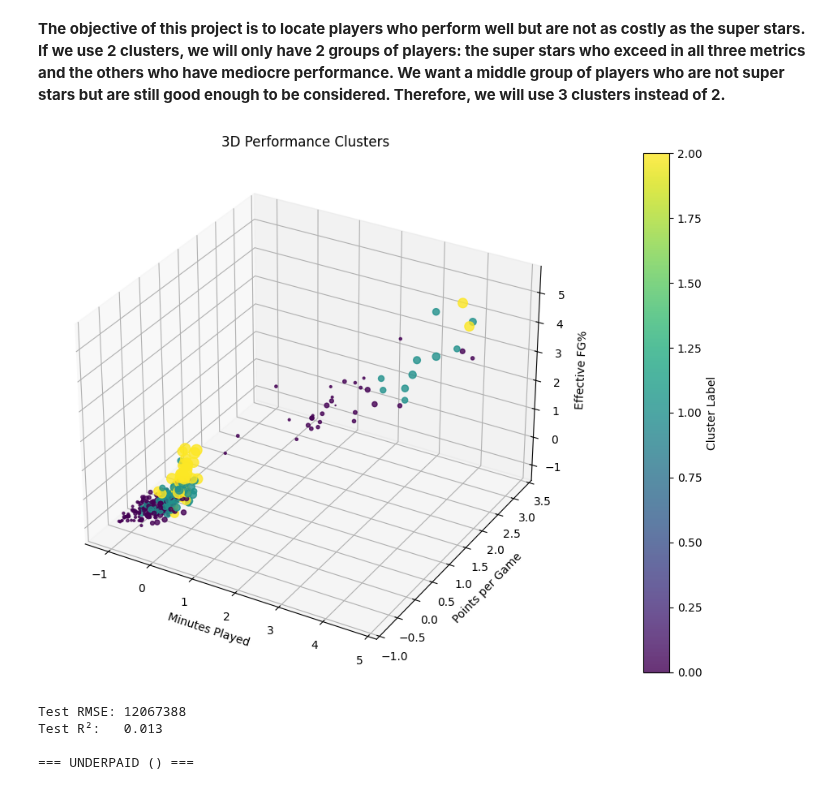
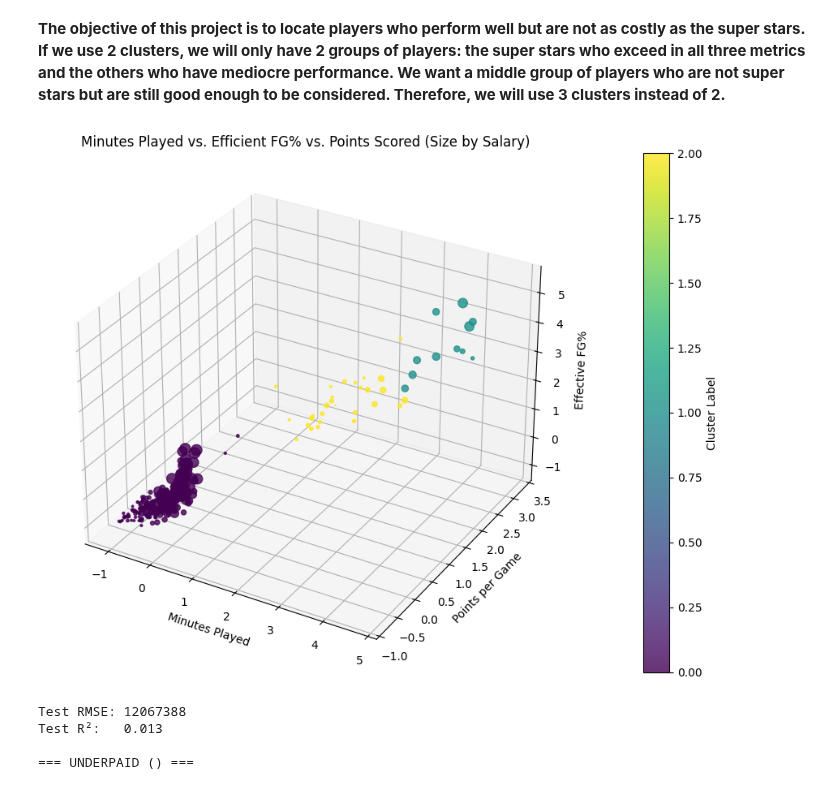
Before and after one commit to dylanlidailin/DS-3021, a Jupyter notebook: 10_kMeans Clustering/Lab-Clustering.ipynb, the cells around one changed output. Saved outputs shown, nothing was run; the diff lists cells and outputs as text; code cells hidden in the pictures.

Commit message:
re-made the 3-Cluster static graph

```diff
--- a/10_kMeans Clustering/Lab-Clustering.ipynb
+++ b/10_kMeans Clustering/Lab-Clustering.ipynb
@@ -309,6 +308,16 @@ performance = performance.merge(
 #performance['Salary'] = performance['Salary'].fillna(median_sal)
 performance= performance.dropna()
 # %%
-cluster_per_selected = performance[['PTS','eFG%','MP','Salary']]
+cluster_per_selected = performance[['PTS','eFG%','MP']]
 kmeans_obj_performance_selected = KMeans(n_clusters=3, random_state=1).fit(cluster_per_selected)
 performance['cluster_real'] = kmeans_obj_performance_selected.labels_
+
+fig = px.scatter_3d(
+    performance,
+    x="MP", y="eFG%", z="PTS",
+    color='cluster_real',
+    size = "Salary",
+    size_max=20,
+    hover_data=['Player','Salary'],
+    title="Minutes Played vs. Efficient FG% vs. Points Scored (Size by Salary)")
+fig.show(renderer="vscode")
@@ -325,5 +324,4 @@ fig.show(renderer="vscode")
 # %%
-# --- static 3D scatter with Matplotlib ---
 fig = plt.figure(figsize=(10, 7))
 ax  = fig.add_subplot(111, projection='3d')
 
@@ -331,35 +329,35 @@ ax  = fig.add_subplot(111, projection='3d')
 x = performance['MP']
 y = performance['eFG%']
 z = performance['PTS']
 
 # color by cluster (0/1)
 c = performance['cluster_real'].astype(int)
 
 # scale marker size by salary
 sizes = (performance['Salary'] / performance['Salary'].max()) * 100  # tweak max marker size
 
 scatter = ax.scatter(
     x, y, z,
     c=c,
     cmap='viridis',
     s=sizes,
     alpha=0.8
 )
 
 # labels & title
 ax.set_xlabel('Minutes Played')
 ax.set_ylabel('Points per Game')
 ax.set_zlabel('Effective FG%')
-ax.set_title('3D Performance Clusters')
+ax.set_title('Minutes Played vs. Efficient FG% vs. Points Scored (Size by Salary)')
 
 # colorbar
 cbar = fig.colorbar(scatter, ax=ax, pad=0.1)
 cbar.set_label('Cluster Label')
 
 plt.tight_layout()
 plt.show()
 # %% [output]
-[figure, old version]
+[figure, new version]
 # %%
 from sklearn.cluster import KMeans
 from sklearn.tree import DecisionTreeRegressor
```
Also changed, not shown: parts of 4 cells of this notebook, 3 other files.
